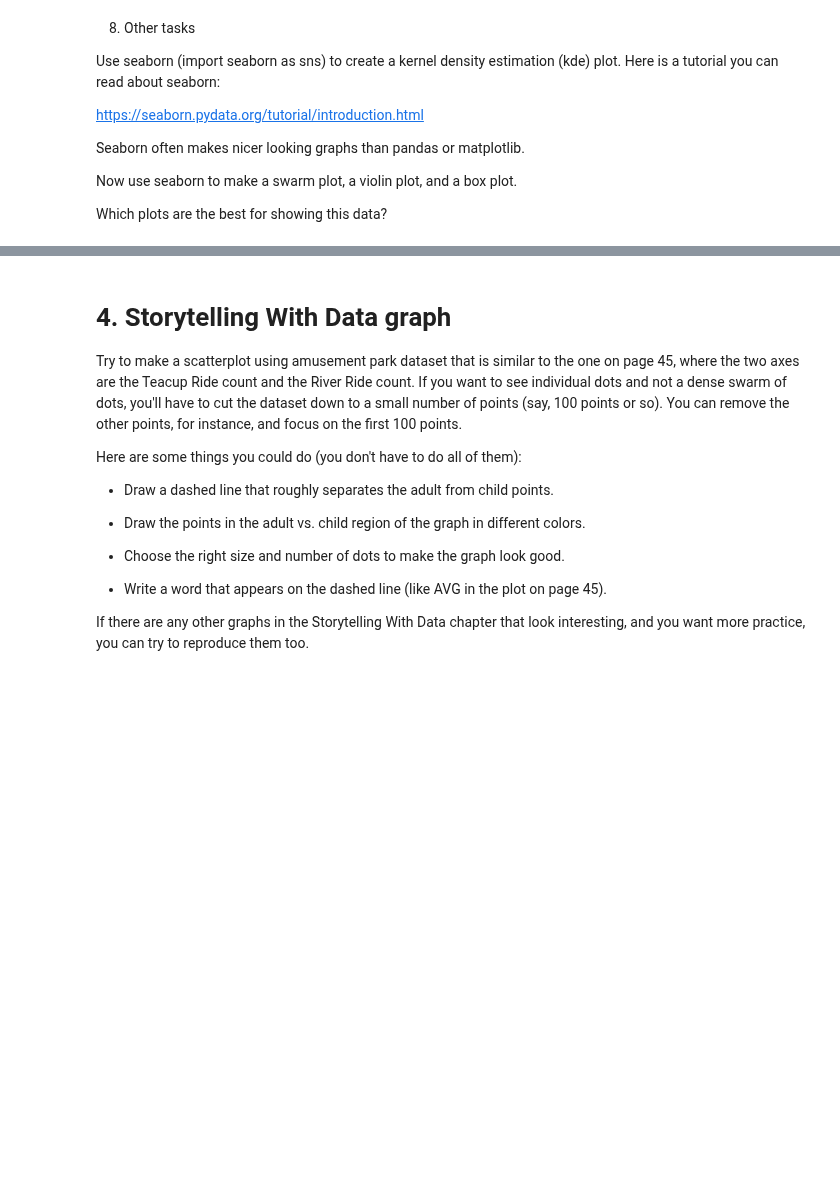
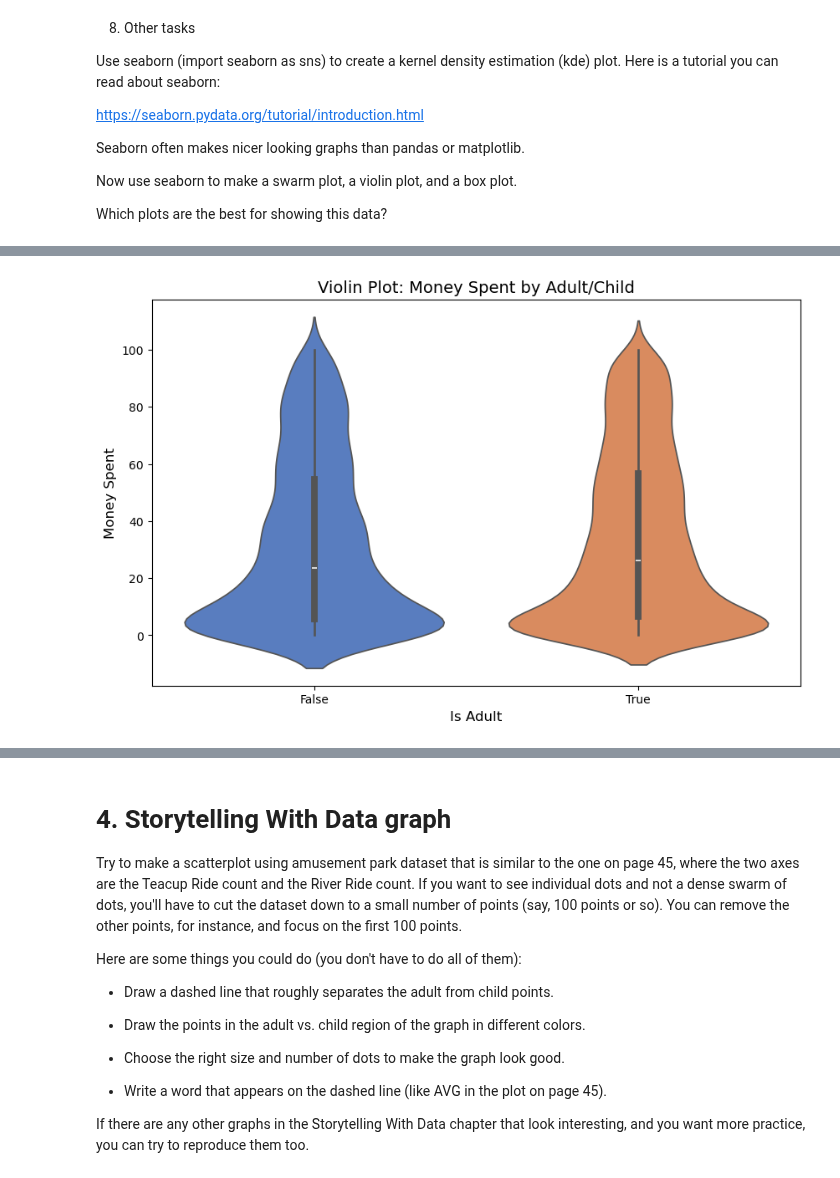
Before and after one commit to tetianakravchuk/AI-for-Leaders, a Jupyter notebook: OMDS-ModB2-Week3-Kravchuk-Tetiana.ipynb, the cells around one changed output, grey strips where cells are left out. Cells and saved outputs as stored; diff of their text form; code cells hidden in the pictures; blank space fills up the shorter version.

```diff
--- a/OMDS-ModB2-Week3-Kravchuk-Tetiana.ipynb
+++ b/OMDS-ModB2-Week3-Kravchuk-Tetiana.ipynb
@@ -336,0 +361,13 @@ Which plots are the best for showing this data?
+# %%
+# Violin plot
+import matplotlib.pyplot as plt
+import seaborn as sns
+
+plt.figure(figsize=(10, 6))
+sns.violinplot(x="IsAdult", y="MoneySpent", data=df, hue="IsAdult", palette="muted", legend=False)
+plt.title("Violin Plot: Money Spent by Adult/Child", fontsize=14)
+plt.xlabel("Is Adult", fontsize=12)
+plt.ylabel("Money Spent", fontsize=12)
+plt.show()
+# %% [output]
+[figure, added]
```
Also changed, not shown: parts of 3 cells of this notebook.
